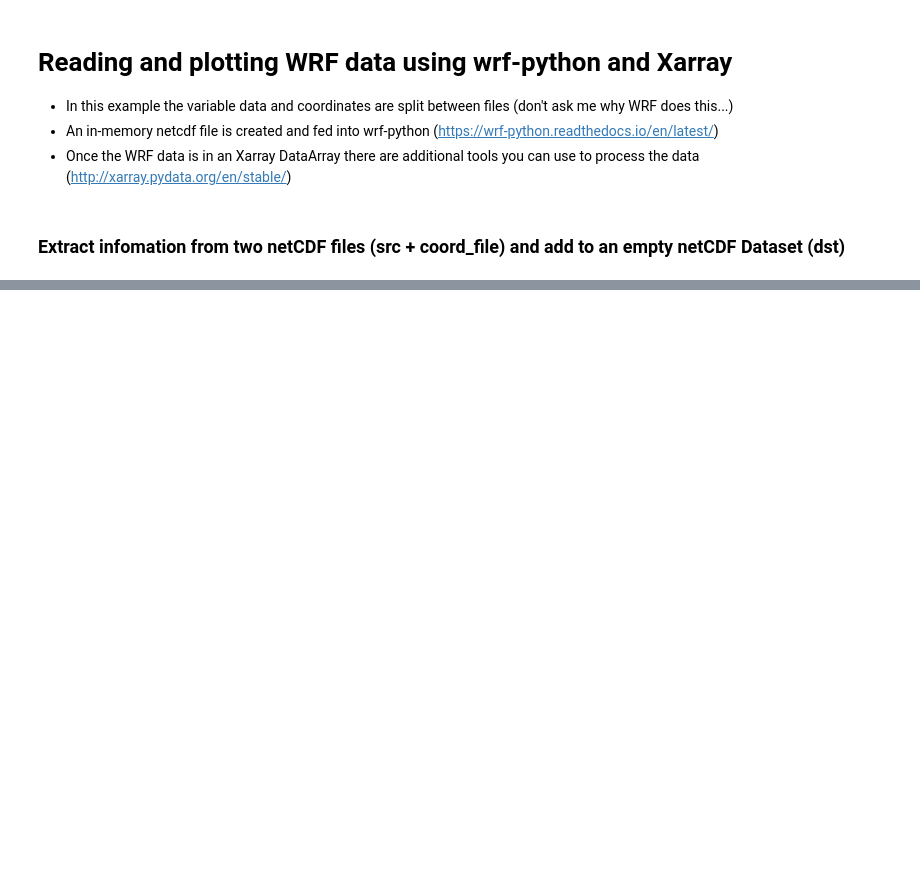
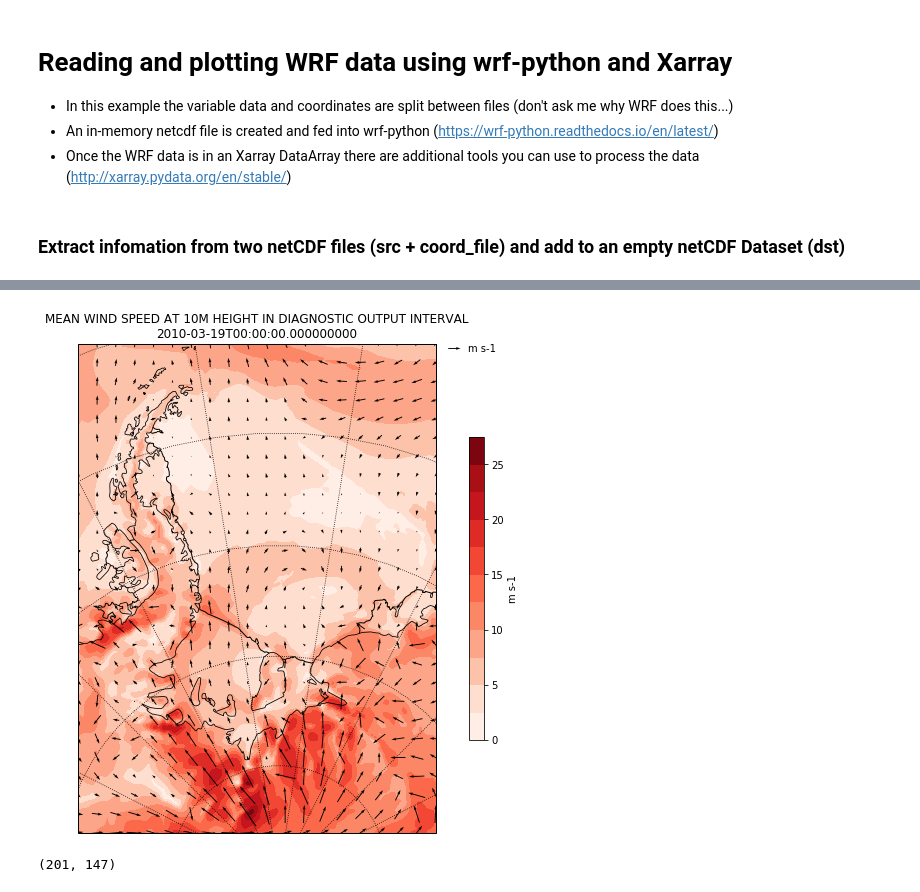
Before and after one commit to scotthosking/notebooks, a Jupyter notebook: read_wrf_into_xarray.ipynb, the cells around one changed output, grey strips where cells are left out. Drawn from its saved outputs; the diff is of its cells as text; code cells hidden in the pictures; blank space fills up the shorter version.

```diff
--- a/read_wrf_into_xarray.ipynb
+++ b/read_wrf_into_xarray.ipynb
@@ -129,0 +171,51 @@ print('')
+# %%
+uwind = ds['U10MEAN'].isel(Time=1)
+vwind = ds['V10MEAN'].isel(Time=1)
+# %%
+fig = plt.figure(figsize=(12,9))
+# Set the GeoAxes to the projection used by WRF
+ax = plt.axes(projection=cart_proj)
+
+# Add coastlines
+ax.coastlines('50m', linewidth=0.8)
+ax.add_feature(cfe.NaturalEarthFeature('physical', 'antarctic_ice_shelves_lines', '50m',
+                                           linewidth=1.0, edgecolor='k', facecolor='none'))
+
+# Plot the wind speed as a contour plot
+# qplt.contourf(windspeed, 20)
+plt.contourf(wrf.to_np(lons), wrf.to_np(lats), wrf.to_np(windspeed), 10,
+                transform=crs.PlateCarree(), cmap=get_cmap("Reds"))
+
+# Add a color bar
+cbar = plt.colorbar(ax=ax, shrink=.62)
+cbar.set_label(windspeed.units)
+
+# Set the map limits.  Not really necessary, but used for demonstration.
+ax.set_xlim(wrf.cartopy_xlim(windspeed))
+ax.set_ylim(wrf.cartopy_ylim(windspeed))
+
+# Add the gridlines
+ax.gridlines(color="black", linestyle="dotted")
+
+plt.title(windspeed.description+'\n'+str(windspeed.Time.values))
+
+# Add arrows to show the wind vectors !!!!
+x = uwind.XLONG.values
+y = uwind.XLAT.values
+u = uwind.values
+v = vwind.values
+
+Q = plt.quiver( x, y, u, v,
+               pivot='middle',
+#                scale=3, width=0.002,
+               transform=crs.PlateCarree(),
+               regrid_shape=20 )
+
+qk = plt.quiverkey(Q, 1.07, 0.99, 10, uwind.units, labelpos='E',
+                       coordinates='axes')
+# %% [output]
+[figure, added]
+# %%
+x.shape
+# %% [output]
+(201, 147)
```
Also changed, not shown: parts of 14 cells of this notebook.
